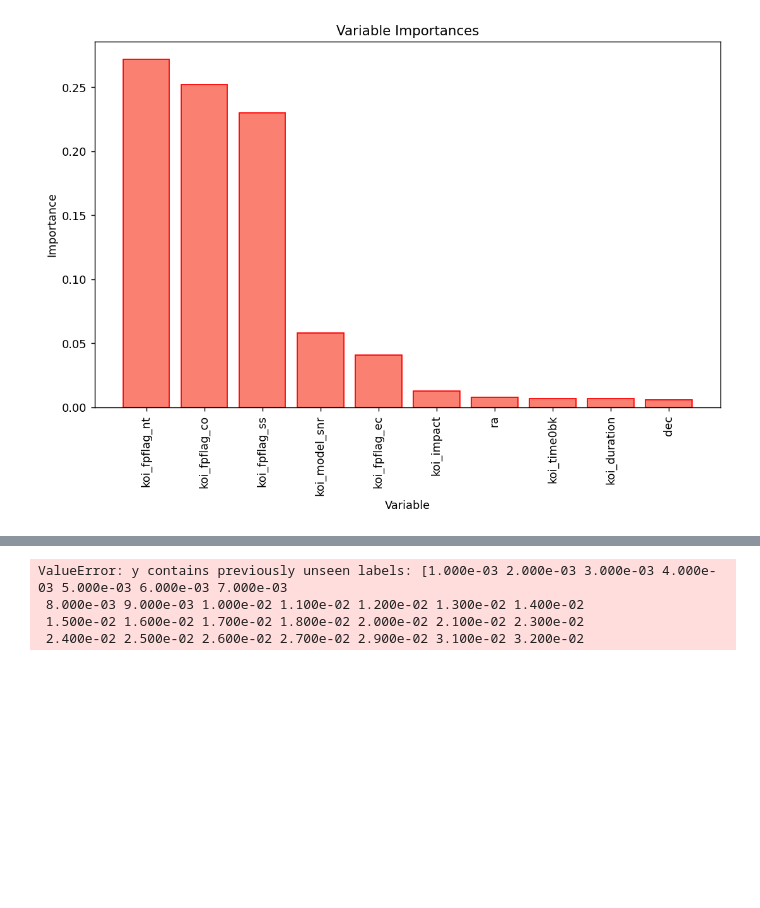
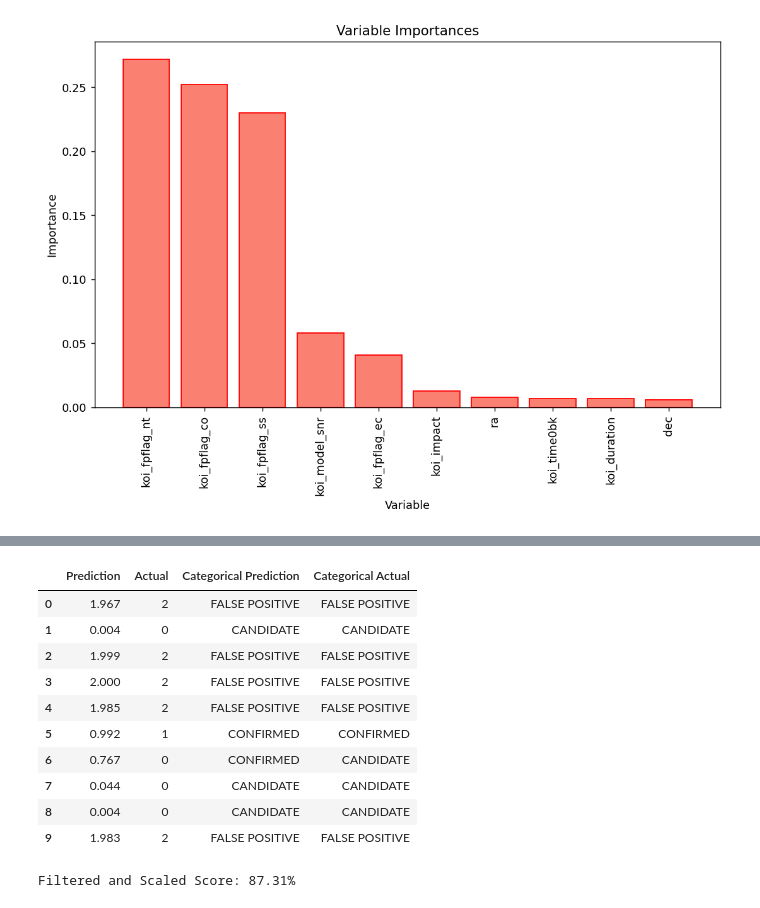
Before and after one commit to RaulMaya/Kepler-Telescope-Search, a Jupyter notebook: models/random_forest/random_forest.ipynb, the cells around one changed output, grey strips where cells are left out. Cells and saved outputs as stored; diff of their text form; code cells hidden in the pictures; blank space fills up the shorter version.

Commit message:
Number of Features for my Random Forest Model

```diff
--- a/models/random_forest/random_forest.ipynb
+++ b/models/random_forest/random_forest.ipynb
@@ -358,0 +366,18 @@ fig.show()
+# %%
+scores = []
+for x in range(1, len(features.columns),4):
+    top_10_scaled_features = scfeat_list[:x]
+    rel_features = features.loc[:,top_10_scaled_features]
+    X_train, X_test, y_train, y_test = train_test_split(rel_features, target, test_size = 0.3, random_state = 42)
+    label_encoder = LabelEncoder()
+    label_encoder.fit(target)
+    encoded_y_train = label_encoder.transform(y_train)
+    encoded_y_test = label_encoder.transform(y_test)
+    categories = label_encoder.inverse_transform([0, 1, 2])
+    X_scaler = MinMaxScaler().fit(X_train)
+    X_train_scaled = X_scaler.transform(X_train)
+    X_test_scaled = X_scaler.transform(X_test)
+    filtered_rf = RandomForestRegressor(n_estimators= 1000, random_state=42)
+    filtered_rf.fit(X_train_scaled, encoded_y_train)
+    score = round(filtered_rf.score(X_test_scaled, encoded_y_test)*100,2)
+    scores.append(score)
@@ -358,0 +400,18 @@ fig.show()
+# %%
+scores = []
+for x in range(15,19):
+    top_10_scaled_features = scfeat_list[:x]
+    rel_features = features.loc[:,top_10_scaled_features]
+    X_train, X_test, y_train, y_test = train_test_split(rel_features, target, test_size = 0.3, random_state = 42)
+    label_encoder = LabelEncoder()
+    label_encoder.fit(target)
+    encoded_y_train = label_encoder.transform(y_train)
+    encoded_y_test = label_encoder.transform(y_test)
+    categories = label_encoder.inverse_transform([0, 1, 2])
+    X_scaler = MinMaxScaler().fit(X_train)
+    X_train_scaled = X_scaler.transform(X_train)
+    X_test_scaled = X_scaler.transform(X_test)
+    filtered_rf = RandomForestRegressor(n_estimators= 1000, random_state=42)
+    filtered_rf.fit(X_train_scaled, encoded_y_train)
+    score = round(filtered_rf.score(X_test_scaled, encoded_y_test)*100,2)
+    scores.append(score)
@@ -359,4 +434,4 @@ fig.show()
 # %%
-top_10_scaled_features = scfeat_list[:10]
+top_10_scaled_features = scfeat_list[:16]
 rel_features = features.loc[:,top_10_scaled_features]
 X_train, X_test, y_train, y_test = train_test_split(rel_features, target, test_size = 0.3, random_state = 42)
@@ -400,7 +437,0 @@ Filtered and Scaled Score: 85.94%
-# %%
-label_encoder.inverse_transform(filtered_scaled)
-# %% [output]
-ValueError: y contains previously unseen labels: [1.000e-03 2.000e-03 3.000e-03 4.000e-03 5.000e-03 6.000e-03 7.000e-03
- 8.000e-03 9.000e-03 1.000e-02 1.100e-02 1.200e-02 1.300e-02 1.400e-02
- 1.500e-02 1.600e-02 1.700e-02 1.800e-02 2.000e-02 2.100e-02 2.300e-02
- 2.400e-02 2.500e-02 2.600e-02 2.700e-02 2.900e-02 3.100e-02 3.200e-02
@@ -406,0 +451,22 @@ ValueError: y contains previously unseen labels: [1.000e-03 2.000e-03 3.000e-03
+# %%
+filtered_scaled = filtered_rf.predict(X_test_scaled)
+filt_scaled_pred = np.rint(filtered_scaled)
+# %%
+filtered_scaled_df = pd.DataFrame({'Prediction':filtered_scaled, 'Actual':encoded_y_test,'Categorical Prediction':label_encoder.inverse_transform(filt_scaled_pred.astype(int)), 'Categorical Actual':y_test}).reset_index(drop=True)
+filtered_scaled_df.head(10)
+# %% [output]
+|  | Prediction | Actual | Categorical Prediction | Categorical Actual |
+| 0 | 1.967 | 2 | FALSE POSITIVE | FALSE POSITIVE |
+| 1 | 0.004 | 0 | CANDIDATE | CANDIDATE |
+| 2 | 1.999 | 2 | FALSE POSITIVE | FALSE POSITIVE |
+| 3 | 2.000 | 2 | FALSE POSITIVE | FALSE POSITIVE |
+| 4 | 1.985 | 2 | FALSE POSITIVE | FALSE POSITIVE |
+| 5 | 0.992 | 1 | CONFIRMED | CONFIRMED |
+| 6 | 0.767 | 0 | CONFIRMED | CANDIDATE |
+| 7 | 0.044 | 0 | CANDIDATE | CANDIDATE |
+| 8 | 0.004 | 0 | CANDIDATE | CANDIDATE |
+| 9 | 1.983 | 2 | FALSE POSITIVE | FALSE POSITIVE |
+# %%
+print(f"Filtered and Scaled Score: {round(filtered_rf.score(X_test_scaled, encoded_y_test)*100,2)}%")
+# %% [output]
+Filtered and Scaled Score: 87.31%
```
Also changed, not shown: parts of 22 cells of this notebook, 4 other files.
